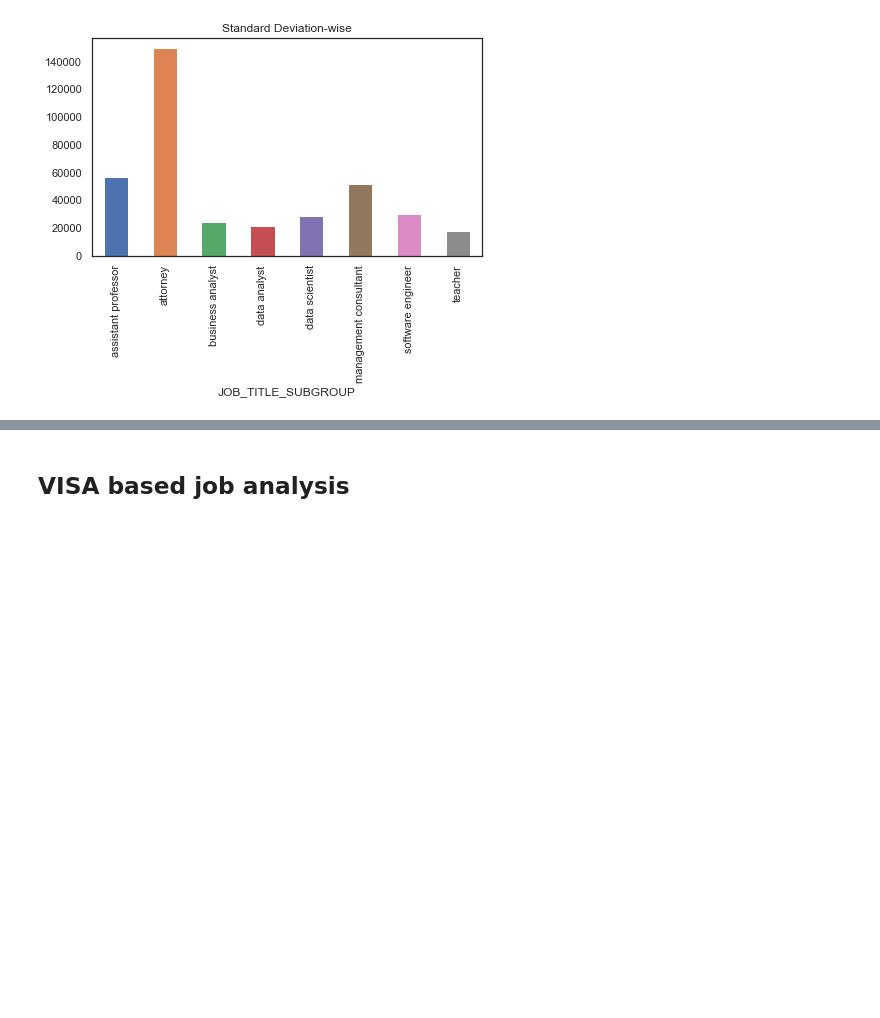
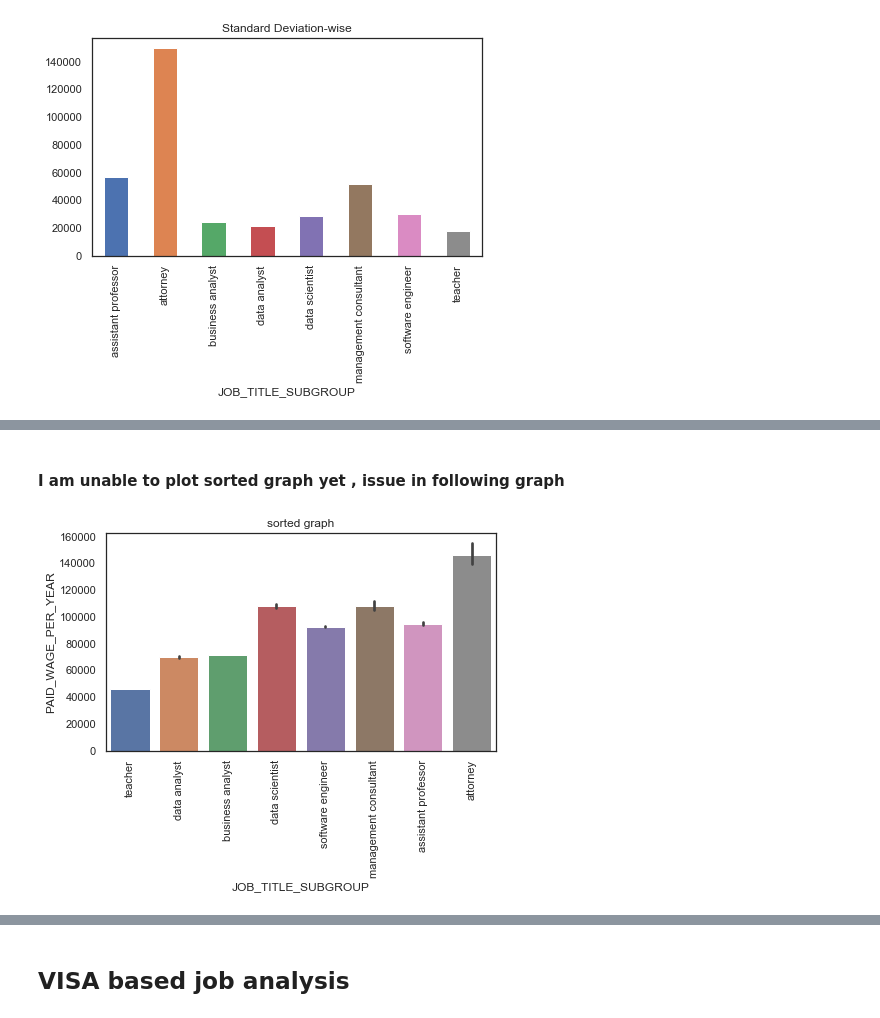
Before and after one commit to vivekgoyal180/EDA-Salary-data, a Jupyter notebook: EDA salary data.ipynb, the cells around one changed output, grey strips where cells are left out. Saved outputs shown, nothing was run; the diff lists cells and outputs as text; code cells hidden in the pictures; blank space fills up the shorter version.

```diff
--- a/EDA salary data.ipynb
+++ b/EDA salary data.ipynb
@@ -175,0 +164,14 @@ plt.show()
+# %% [markdown]
+####  I am unable to plot sorted graph yet , issue in following graph
+# %%
+# trying to plot grapgh in order
+result = salary.groupby('JOB_TITLE_SUBGROUP')['PAID_WAGE_PER_YEAR'].aggregate(np.std).reset_index()\
+                                                                              .sort_values('PAID_WAGE_PER_YEAR')
+
+result_plot= sns.barplot(y=salary.PAID_WAGE_PER_YEAR,x=salary.JOB_TITLE_SUBGROUP,data=result,order=result['JOB_TITLE_SUBGROUP'])
+plt.xticks(rotation=90)
+plt.title('sorted graph')
+plt.show()
+result_plot.figure.savefig('output.jpeg',bbox_inches='tight')
+# %% [output]
+[figure, added]
```
Also changed, not shown: parts of 43 cells of this notebook.
